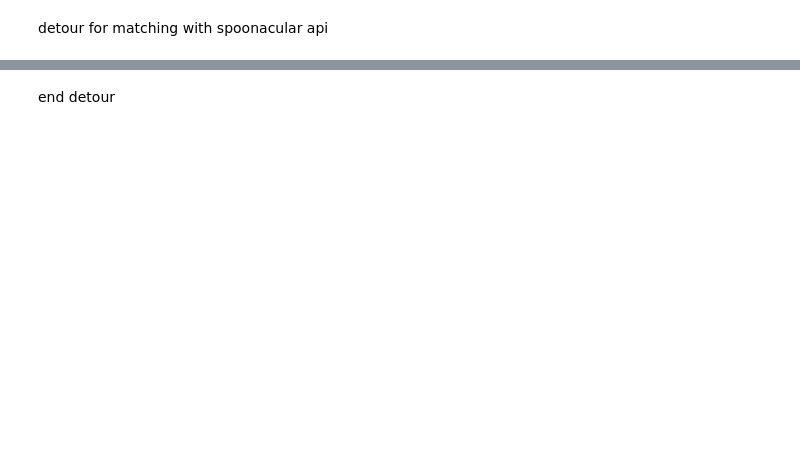
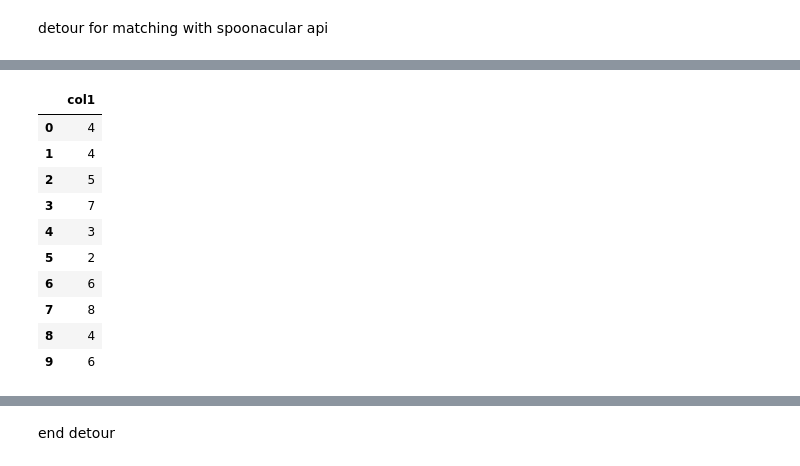
Before and after one commit to hchuhtala/Recipe-ML-App, a Jupyter notebook: ML/clean_bag_of_words.ipynb, the cells around one changed output, grey strips where cells are left out. Cells and saved outputs as stored; diff of their text form; code cells hidden in the pictures; blank space fills up the shorter version.

```diff
--- a/ML/clean_bag_of_words.ipynb
+++ b/ML/clean_bag_of_words.ipynb
@@ -133,0 +281,17 @@ train_clean_df.head()
+# %%
+
+
+x_df = pd.DataFrame({ 'col1': np.random.choice( range(1,9), 10 ) })
+x_df
+# %% [output]
+|  | col1 |
+| 0 | 4 |
+| 1 | 4 |
+| 2 | 5 |
+| 3 | 7 |
+| 4 | 3 |
+| 5 | 2 |
+| 6 | 6 |
+| 7 | 8 |
+| 8 | 4 |
+| 9 | 6 |
```
Also changed, not shown: parts of 22 cells of this notebook, 16 other files.
